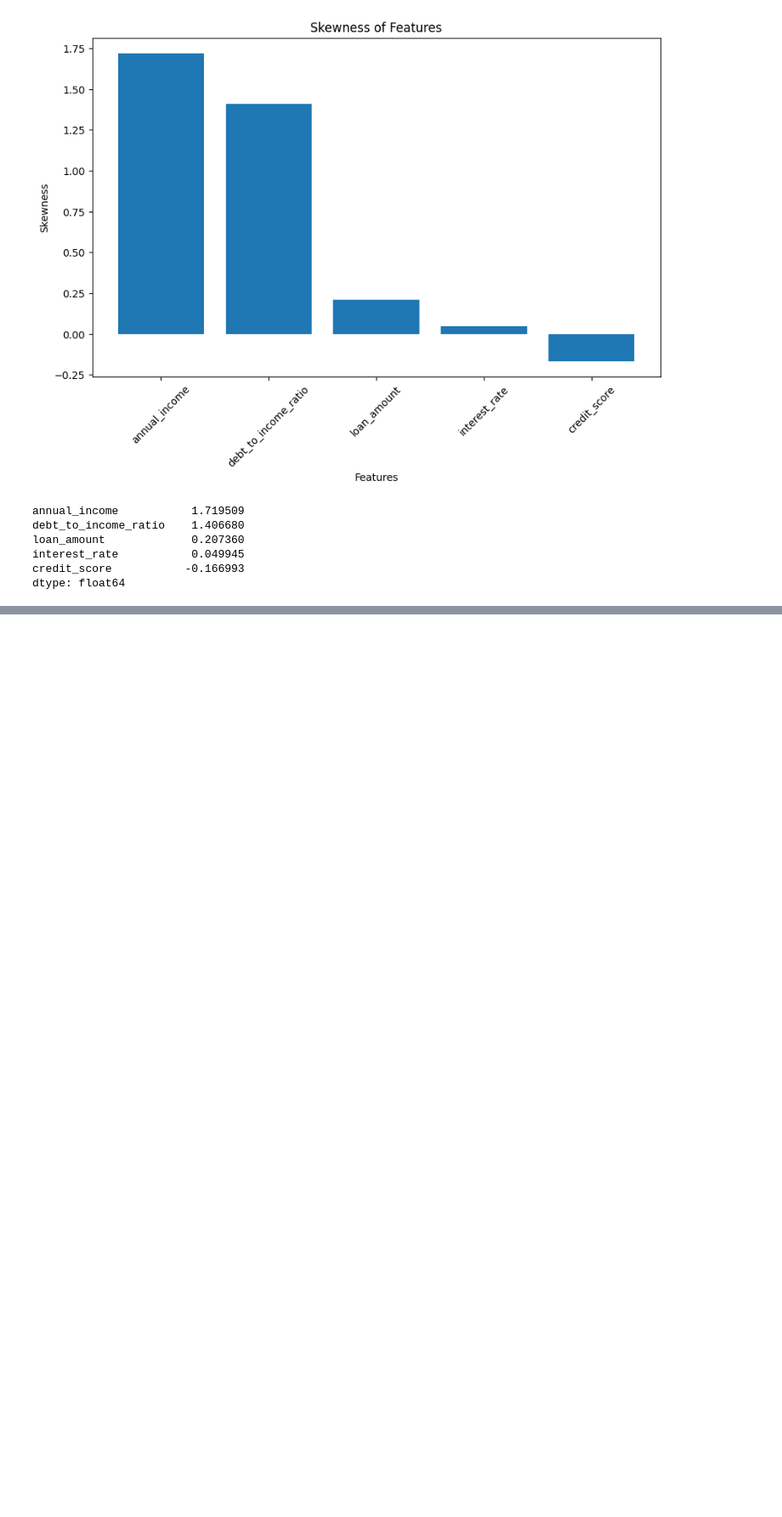
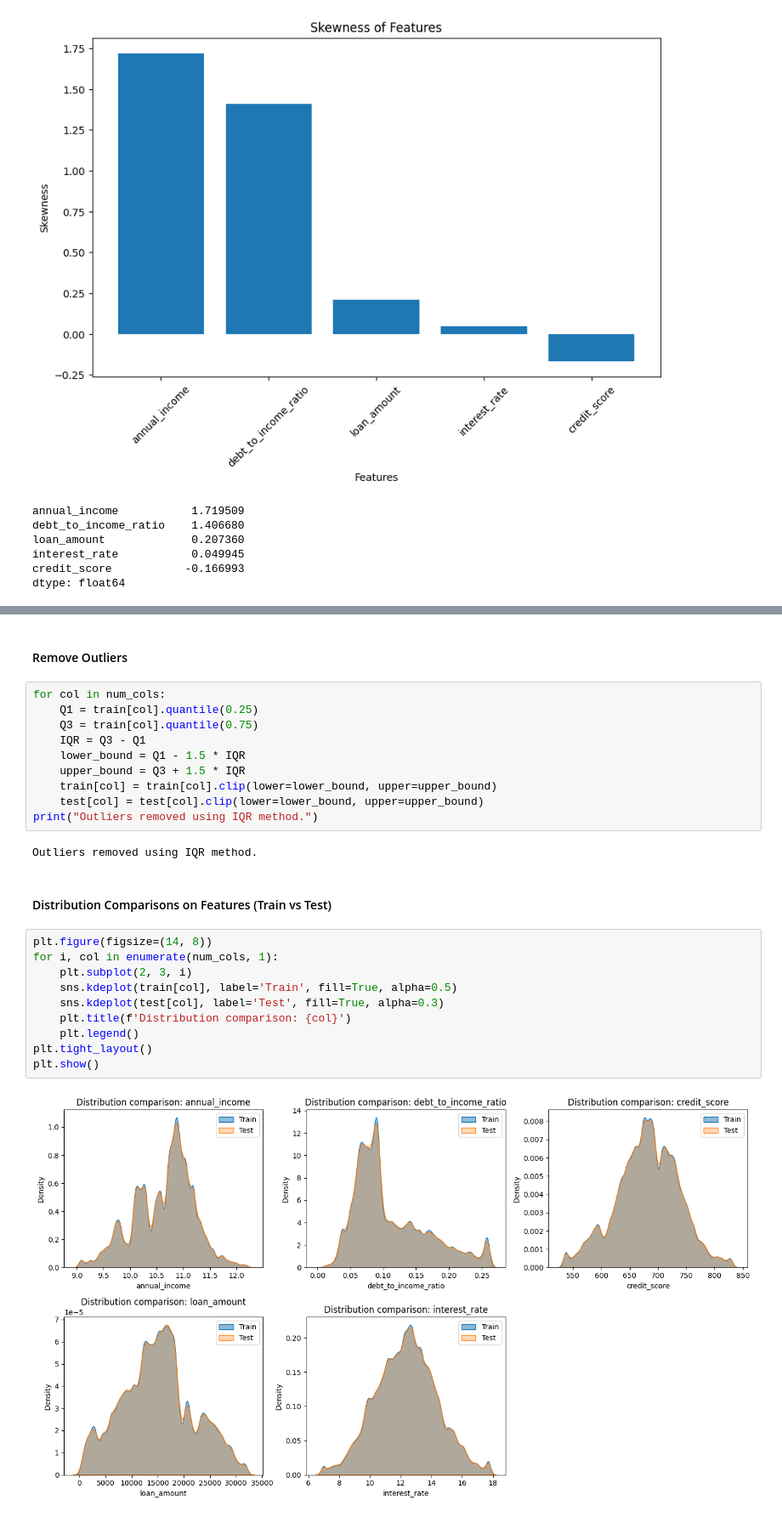
Before and after one commit to pieterrotteveel/Predicting-Loan-Payback, a Jupyter notebook: predcition_model_for_loan_payback.ipynb, the cells around one changed output, grey strips where cells are left out. Shown at 85% size. Drawn from its saved outputs; the diff is of its cells as text; blank space fills up the shorter version.

```diff
--- a/predcition_model_for_loan_payback.ipynb
+++ b/predcition_model_for_loan_payback.ipynb
@@ -173,0 +175,28 @@ Highly skewed columns: annual_income, debt_to_income_ratio
+# %% [markdown]
+#### Remove Outliers
+# %%
+for col in num_cols:
+    Q1 = train[col].quantile(0.25)
+    Q3 = train[col].quantile(0.75)
+    IQR = Q3 - Q1
+    lower_bound = Q1 - 1.5 * IQR
+    upper_bound = Q3 + 1.5 * IQR
+    train[col] = train[col].clip(lower=lower_bound, upper=upper_bound)
+    test[col] = test[col].clip(lower=lower_bound, upper=upper_bound)
+print("Outliers removed using IQR method.")
+# %% [output]
+Outliers removed using IQR method.
+# %% [markdown]
+#### Distribution Comparisons on Features (Train vs Test)
+# %%
+plt.figure(figsize=(14, 8))
+for i, col in enumerate(num_cols, 1):
+    plt.subplot(2, 3, i)
+    sns.kdeplot(train[col], label='Train', fill=True, alpha=0.5)
+    sns.kdeplot(test[col], label='Test', fill=True, alpha=0.3)
+    plt.title(f'Distribution comparison: {col}')
+    plt.legend()
+plt.tight_layout()
+plt.show()
+# %% [output]
+[figure, added]
```
Also changed, not shown: parts of 15 cells of this notebook, 1 other file.
